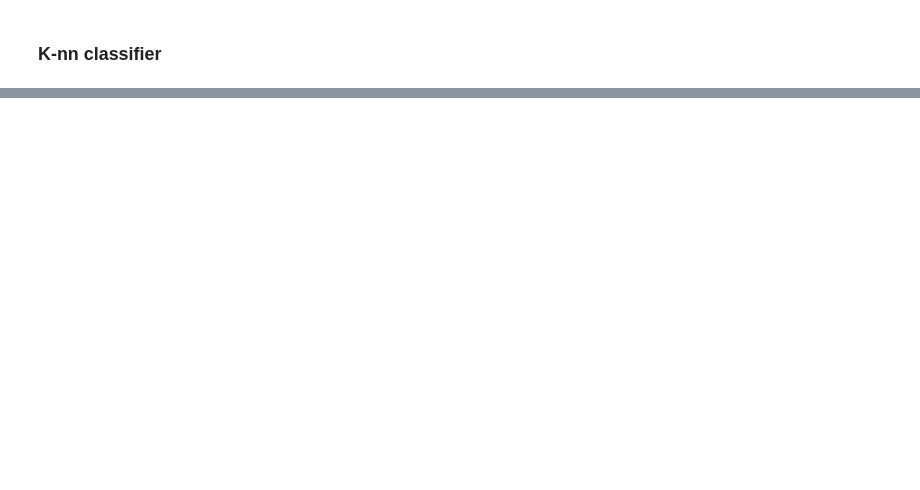
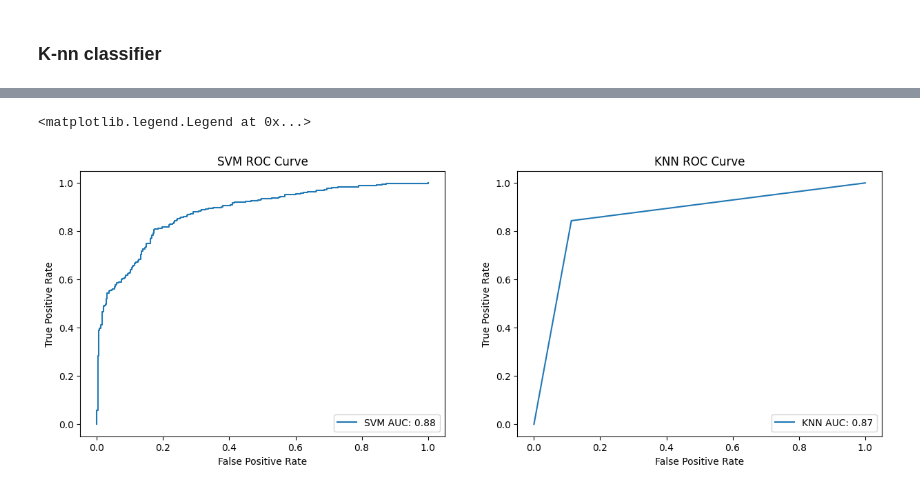
Before and after one commit to OmarNasri/ECG-abnormality-detector, a Jupyter notebook: detector.ipynb, the cells around one changed output, grey strips where cells are left out. Cells and saved outputs as stored; diff of their text form; code cells hidden in the pictures; blank space fills up the shorter version.

```diff
--- a/detector.ipynb
+++ b/detector.ipynb
@@ -721,0 +720,27 @@ total_metrics
+# %%
+fig, ax = plt.subplots(1, 2, figsize=(15, 5))
+#Aurocs for the models
+#SVM
+svm_probs = svm_classifier.decision_function(X_unseen)
+svm_fpr, svm_tpr, _ = roc_curve(y_unseen, svm_probs)
+svm_auc = auc(svm_fpr, svm_tpr)
+
+ax[0].plot(svm_fpr, svm_tpr, label=f"SVM AUC: {svm_auc:.2f}")
+ax[0].set_title("SVM ROC Curve")
+ax[0].set_xlabel("False Positive Rate")
+ax[0].set_ylabel("True Positive Rate")
+ax[0].legend(loc="lower right")
+
+#KNN
+knn_probs = knn_final.predict_proba(X_unseen)[:, 1]
+knn_fpr, knn_tpr, _ = roc_curve(y_unseen, knn_probs)
+knn_auc = auc(knn_fpr, knn_tpr)
+
+ax[1].plot(knn_fpr, knn_tpr, label=f"KNN AUC: {knn_auc:.2f}")
+ax[1].set_title("KNN ROC Curve")
+ax[1].set_xlabel("False Positive Rate")
+ax[1].set_ylabel("True Positive Rate")
+ax[1].legend(loc="lower right")
+# %% [output]
+<matplotlib.legend.Legend at 0x...>
+[figure, added]
```
Also changed, not shown: parts of 11 cells of this notebook.
